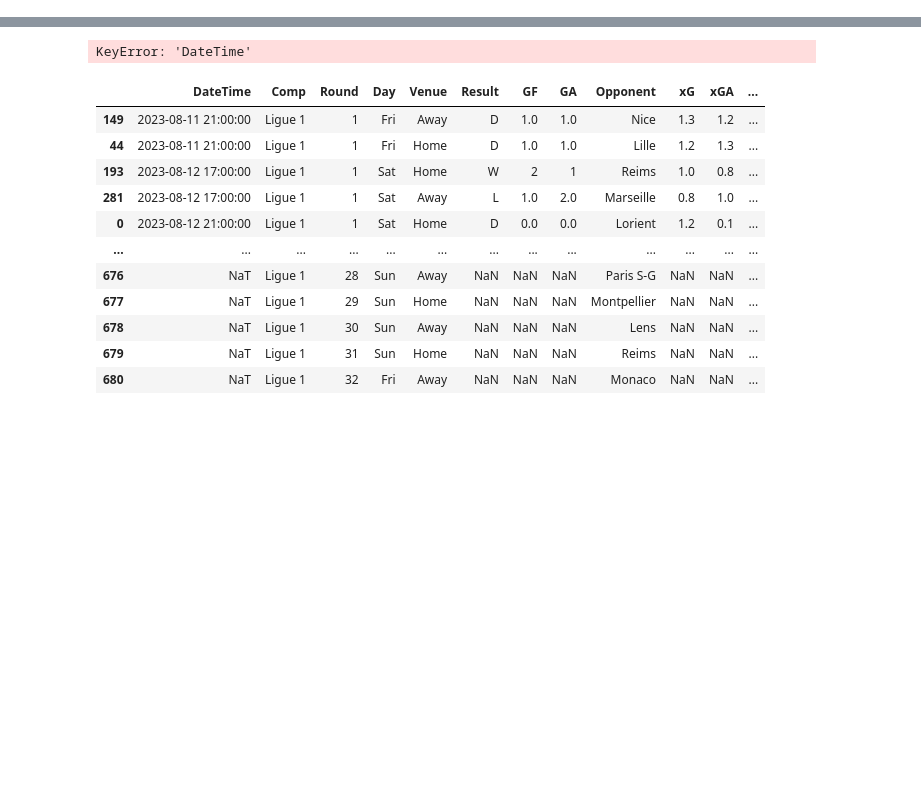
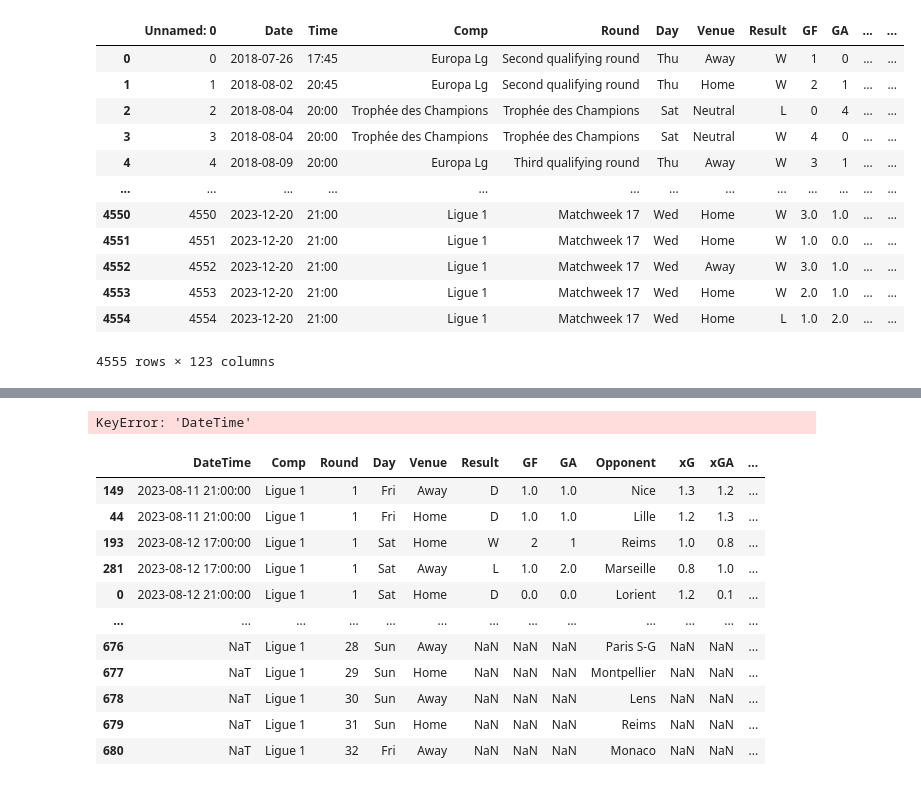
Before and after one commit to alexandreviard/Ligue1Predictor, a Jupyter notebook: Fbref_alex/script.ipynb, the cells around one changed output, grey strips where cells are left out. Saved outputs shown, nothing was run; the diff lists cells and outputs as text; code cells hidden in the pictures; blank space fills up the shorter version.

```diff
--- a/Fbref_alex/script.ipynb
+++ b/Fbref_alex/script.ipynb
@@ -9,3 +12,19 @@ from fonctions_preprocess import *
+# %%
+pd.read_csv("/home/onyxia/work/Projet-python/Fbref_alex/SOCCER_241223.csv")
+# %% [output]
+|  | Unnamed: 0 | Date | Time | Comp | Round | Day | Venue | Result | GF | GA | ... | ... |
+| 0 | 0 | 2018-07-26 | 17:45 | Europa Lg | Second qualifying round | Thu | Away | W | 1 | 0 | ... | ... |
+| 1 | 1 | 2018-08-02 | 20:45 | Europa Lg | Second qualifying round | Thu | Home | W | 2 | 1 | ... | ... |
+| 2 | 2 | 2018-08-04 | 20:00 | Trophée des Champions | Trophée des Champions | Sat | Neutral | L | 0 | 4 | ... | ... |
+| 3 | 3 | 2018-08-04 | 20:00 | Trophée des Champions | Trophée des Champions | Sat | Neutral | W | 4 | 0 | ... | ... |
+| 4 | 4 | 2018-08-09 | 20:00 | Europa Lg | Third qualifying round | Thu | Away | W | 3 | 1 | ... | ... |
+| ... | ... | ... | ... | ... | ... | ... | ... | ... | ... | ... | ... | ... |
+| 4550 | 4550 | 2023-12-20 | 21:00 | Ligue 1 | Matchweek 17 | Wed | Home | W | 3.0 | 1.0 | ... | ... |
+| 4551 | 4551 | 2023-12-20 | 21:00 | Ligue 1 | Matchweek 17 | Wed | Home | W | 1.0 | 0.0 | ... | ... |
+| 4552 | 4552 | 2023-12-20 | 21:00 | Ligue 1 | Matchweek 17 | Wed | Away | W | 3.0 | 1.0 | ... | ... |
+| 4553 | 4553 | 2023-12-20 | 21:00 | Ligue 1 | Matchweek 17 | Wed | Home | W | 2.0 | 1.0 | ... | ... |
+| 4554 | 4554 | 2023-12-20 | 21:00 | Ligue 1 | Matchweek 17 | Wed | Home | L | 1.0 | 2.0 | ... | ... |
+4555 rows × 123 columns
 # %%
 
 def rate_limit():
```
Also changed, not shown: parts of 23 cells of this notebook, 3 other files.
